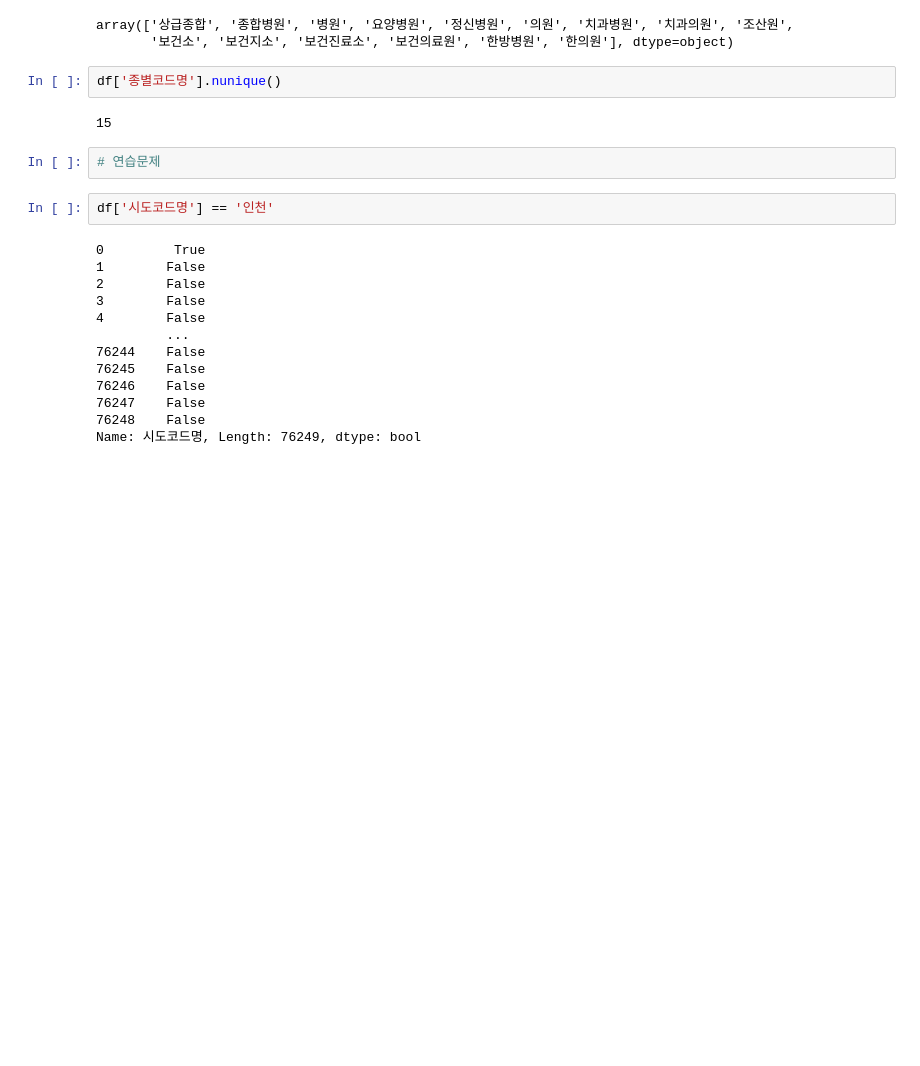
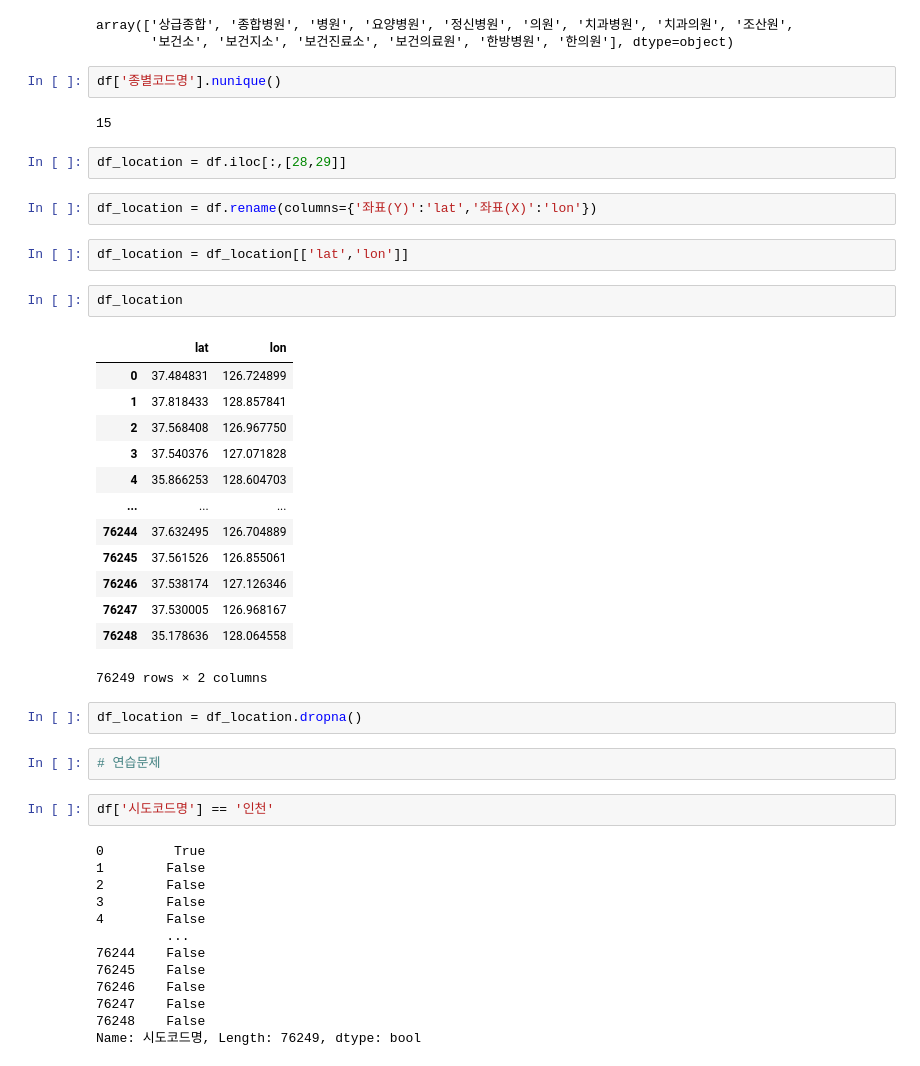
Before and after one commit to qooqookeke/car_greenhouse_gas, a Jupyter notebook: hospital.ipynb, the cells around one changed output. Drawn from its saved outputs; the diff is of its cells as text; blank space fills up the shorter version.

```diff
--- a/Untitled.ipynb
+++ b/hospital.ipynb
@@ -257,6 +257,30 @@ array(['상급종합', '종합병원', '병원', '요양병원', '정신병원',
 df['종별코드명'].nunique()
 # %% [output]
 15
+# %%
+df_location = df.iloc[:,[28,29]]
+# %%
+df_location = df.rename(columns={'좌표(Y)':'lat','좌표(X)':'lon'})
+# %%
+df_location = df_location[['lat','lon']]
+# %%
+df_location
+# %% [output]
+|  | lat | lon |
+| 0 | 37.484831 | 126.724899 |
+| 1 | 37.818433 | 128.857841 |
+| 2 | 37.568408 | 126.967750 |
+| 3 | 37.540376 | 127.071828 |
+| 4 | 35.866253 | 128.604703 |
+| ... | ... | ... |
+| 76244 | 37.632495 | 126.704889 |
+| 76245 | 37.561526 | 126.855061 |
+| 76246 | 37.538174 | 127.126346 |
+| 76247 | 37.530005 | 126.968167 |
+| 76248 | 35.178636 | 128.064558 |
+76249 rows × 2 columns
+# %%
+df_location = df_location.dropna()
 # %%
 # 연습문제
 # %%
```
Also changed, not shown: 4 other files.
